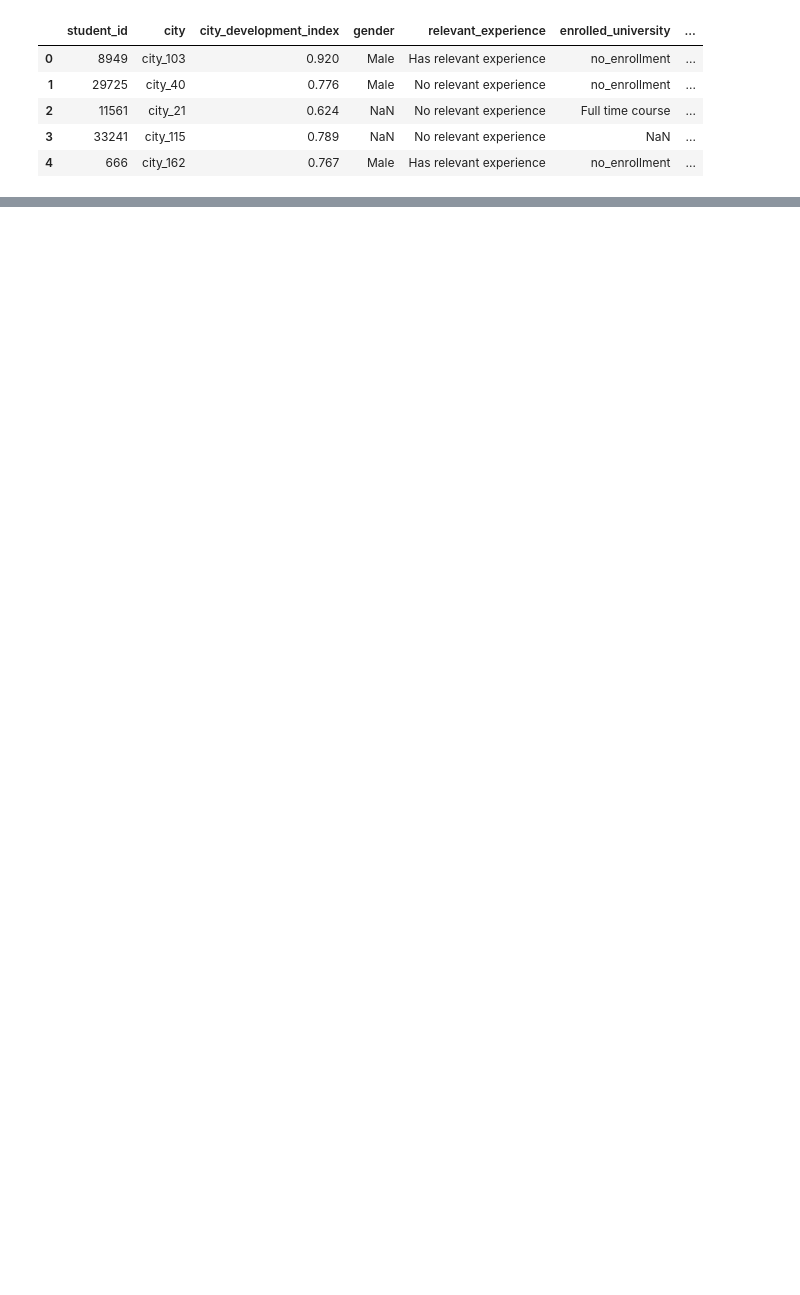
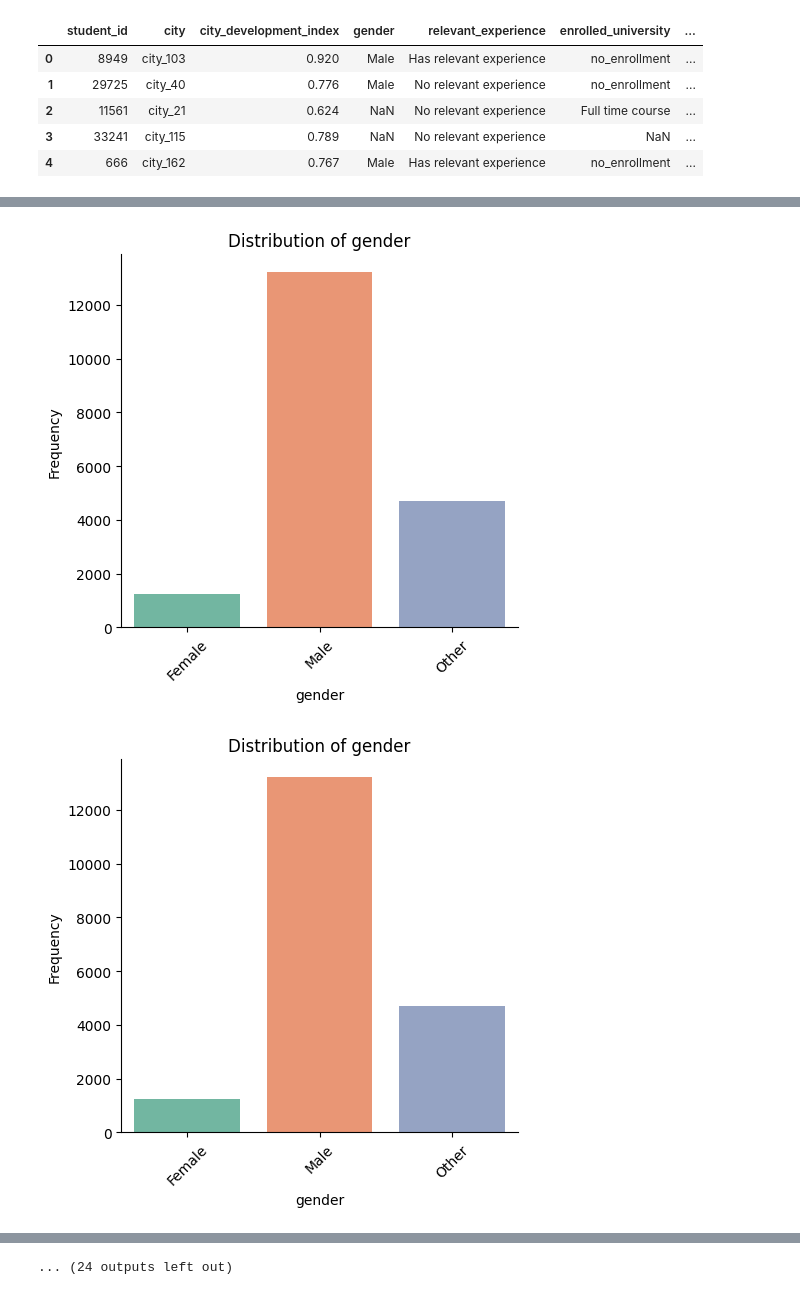
Before and after one commit to Alaeddin-B/DS_project5-DataPrep-, a Jupyter notebook: notebook.ipynb, the cells around one changed output, grey strips where cells are left out. Drawn from its saved outputs; the diff is of its cells as text; code cells hidden in the pictures; blank space fills up the shorter version.

Commit message:
added EDAs and saved plots to 'plots' directory

```diff
--- a/notebook.ipynb
+++ b/notebook.ipynb
@@ -40,14 +42,7 @@ ds_jobs.head()
 | 3 | 33241 | city_115 | 0.789 | NaN | No relevant experience | NaN | ... |
 | 4 | 666 | city_162 | 0.767 | Male | Has relevant experience | no_enrollment | ... |
 # %%
-# --- Import libraries ---
-import pandas as pd
-import numpy as np
-
-# --- Load data ---
-ds_jobs = pd.read_csv("customer_train.csv")
-
-# --- Create a copy for transformation ---
+# --- Create a copy of the original dataframe to work on ---
 ds_jobs_transformed = ds_jobs.copy()
 
 # --- Handle missing values ---
@@ -101,11 +96,8 @@ for col in ds_jobs_transformed:
     if ds_jobs_transformed[col].dtype.name == "float64":
         ds_jobs_transformed[col] = ds_jobs_transformed[col].astype("float16")
 
-# --- Filter data using category codes for ordered categoricals ---
-ds_jobs_transformed = ds_jobs_transformed[(ds_jobs_transformed["experience"] >= "10") \
-                                          & (ds_jobs_transformed["company_size"] >= "1000-4999")]
 
 # --- Inspect final dataframe ---
-ds_jobs_transformed.info()
-ds_jobs.info()
+print(ds_jobs_transformed["city"].value_counts())
+ds_jobs_transformed.dtypes
 # %% [output]
@@ -128,0 +147,18 @@ memory usage: 2.0+ MB
+# %%
+sns.set_palette("Set2")
+def cat_vis (df , col):
+    sns.catplot(kind = "count",x=col, data=df, hue = col)
+    plt.title(f"Distribution of {col}")
+    plt.xlabel(col)
+    plt.xticks(rotation=45)
+    plt.ylabel("Frequency")
+    plt.tight_layout()
+    plt.savefig(f"plots/{col}_distribution.png")
+    plt.show()
+
+for col in ds_jobs_transformed.select_dtypes(include=['category']).columns:
+    if col != "city":
+        cat_vis(ds_jobs_transformed, col)
+# %% [output]
+[figure, added]
+[figure, added]
@@ -128,0 +175 @@ memory usage: 2.0+ MB
+... (24 outputs left out)
```
Also changed, not shown: parts of 7 cells of this notebook, 9 other files.
